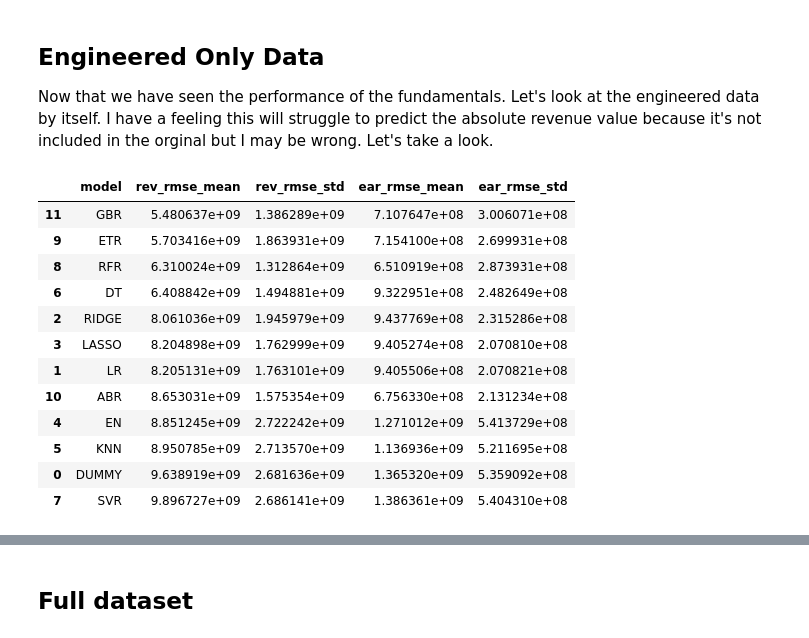
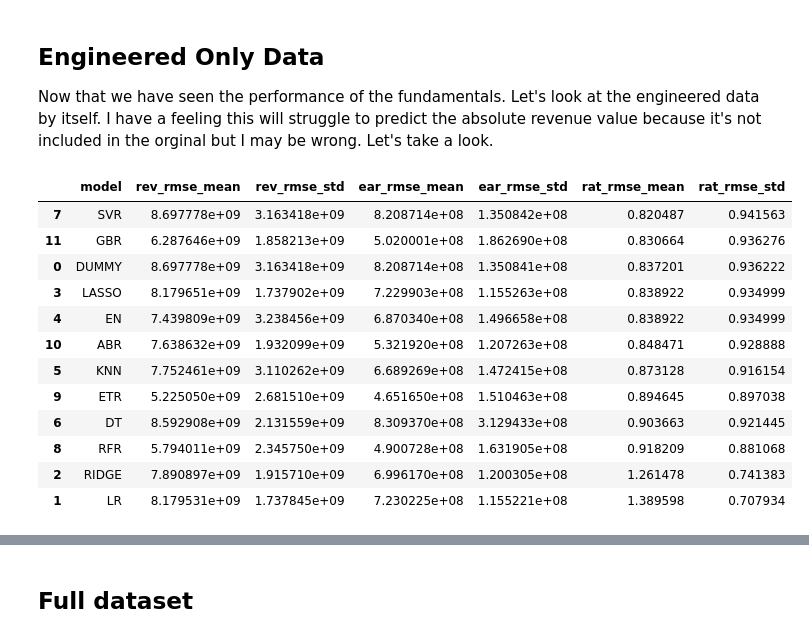
Before and after one commit to tmacpherson6/machine_learning_in_fundamental_valuations, a Jupyter notebook: Notebooks/Thomas/9 - Baseline Supervised Learning Models.ipynb, the cells around one changed output, grey strips where cells are left out. Drawn from its saved outputs; the diff is of its cells as text; code cells hidden in the pictures.

```diff
--- a/Notebooks/Thomas/9 - Baseline Supervised Learning Models.ipynb
+++ b/Notebooks/Thomas/9 - Baseline Supervised Learning Models.ipynb
@@ -127,7 +150,10 @@ Now, we can reassing the y1_rev and the y2_ear.
 # %%
 y1_rev = y['Revenue_2025Q2']
 y2_ear = y['NetIncome_2025Q2']
-print(y1_rev.shape,y2_ear.shape)
+y3_rev_rat = (y['Revenue_2025Q2'] - X['Revenue_2025Q1'])/X['Revenue_2025Q1']
+y4_margin =y['NetIncome_2025Q2']/y['Revenue_2025Q2']
 print(y1_rev.isna().sum())
 print(y2_ear.isna().sum())
+print(y3_rev_rat.isna().sum())
+print(y4_margin.isna().sum())
 # %% [output]
@@ -183,6 +210,7 @@ Great, now, we can loop through all of the columns and we will pull out all of t
 raw_columns = []
 engineered_columns = []
 pca_columns = []
+revenue_columns = []
 for column in complete_dataset.columns:
     if ('KPI' not in column) and ('QoQ' not in column) and ('Rate' not in column) and ('PCA' not in column) and ('Cluster' not in column):
         raw_columns.append(column)
@@ -193,9 +221,13 @@ for column in complete_dataset.columns:
         continue
     else:
         pca_columns.append(column)
+for column in complete_dataset.columns:
+    if ('Revenue' in column) and ('CostOf' not in column):
+        revenue_columns.append(column)
 print(f'Raw Columns: {len(raw_columns)}')
 print(f'Engineered Columns: {len(engineered_columns)}')
 print(f'PCA Columns {len(pca_columns)}')
+print(f'Revenue Columns {len(revenue_columns)}')
 # %% [output]
 Raw Columns: 102
 Engineered Columns: 179
@@ -223,10 +269,12 @@ eng_data = complete_dataset[engineered_columns]
 tot_data = complete_dataset.copy()
 #kpi_data = place holder for the KPI data
 pca_data = complete_dataset[pca_columns]
+rev_data = complete_dataset[revenue_columns + add_back]
 
 print(f'Full Dataset Shape: {tot_data.shape}')
 print(f'Raw Data Shape: {raw_data.shape}')
 print(f'Engineered Data Shape: {eng_data.shape}')
 #print(f'KPI Data shape: {kpi_data.shape}')
 print(f'PCA reduced Data Shape: {pca_data.shape}')
+print(f'Rev reduced Data Shape: {rev_data.shape}')
 # %% [output]
@@ -252,7 +401,7 @@ num_cols = [c for c in X_raw.columns if c not in cat_cols]
 
 # models (set seeds where applicable)
 models = [
-    ('DUMMY', DummyRegressor(strategy='mean')),
+    ('DUMMY', DummyRegressor(strategy='median')),
     ('LR', LinearRegression()),
     ('RIDGE', Ridge()),
     ('LASSO', Lasso()),
@@ -279,15 +428,19 @@ preproc = ColumnTransformer([
 cv = KFold(n_splits=5, shuffle = True, random_state=random_state)
 scorer = 'neg_root_mean_squared_error'  # RMSE as negative; flip sign after
 
-names, kfold_results_rev, kfold_results_ear = [], [], []
+names, kfold_results_rev, kfold_results_ear, kfold_results_rat, kfold_results_marg= [], [], [], [], []
 
 for name, model in models:
     pipe = Pipeline([('prep', preproc), ('model', model)])
     rmse_rev = -cross_val_score(pipe, X_raw, y1_rev, cv=cv, scoring=scorer, n_jobs=-1)
     rmse_ear = -cross_val_score(pipe, X_raw, y2_ear, cv=cv, scoring=scorer, n_jobs=-1)
+    rmse_rat = -cross_val_score(pipe, X_raw, y3_rev_rat, cv=cv, scoring=scorer, n_jobs=-1)
+    rmse_marg = -cross_val_score(pipe, X_raw, y4_margin, cv=cv, scoring=scorer, n_jobs=-1)
     names.append(name)
     kfold_results_rev.append(rmse_rev)
     kfold_results_ear.append(rmse_ear)
+    kfold_results_rat.append(rmse_rat)
+    kfold_results_marg.append(rmse_marg)
 
 # optional: summary
 summary = pd.DataFrame({
@@ -296,6 +449,8 @@ summary = pd.DataFrame({
     'rev_rmse_std':  [r.std()  for r in kfold_results_rev],
     'ear_rmse_mean': [r.mean() for r in kfold_results_ear],
     'ear_rmse_std':  [r.std()  for r in kfold_results_ear],
-}).sort_values('rev_rmse_mean')
+    'rat_rmse_mean': [r.mean() for r in kfold_results_rat],
+    'rat_rmse_std': [r.std() for r in kfold_results_rat],
+}).sort_values('rat_rmse_mean')
 summary
 # %% [output]
@@ -376,7 +565,7 @@ num_cols = [c for c in X_eng.columns if c not in cat_cols]
 
 # models (set seeds where applicable)
 models = [
-    ('DUMMY', DummyRegressor(strategy='mean')),
+    ('DUMMY', DummyRegressor(strategy='median')),
     ('LR', LinearRegression()),
     ('RIDGE', Ridge()),
     ('LASSO', Lasso()),
@@ -394,48 +583,54 @@ models = [
 preproc = ColumnTransformer([
     ('num', Pipeline([
         ('scale', scaler)
     ]), num_cols),
     ('cat', Pipeline([
         ('ohe', OneHotEncoder(handle_unknown='ignore'))
     ]), cat_cols),
 ])
 
 cv = KFold(n_splits=5, shuffle = True, random_state=random_state)
 scorer = 'neg_root_mean_squared_error'  # RMSE as negative; flip sign after
 
-names, kfold_results_rev, kfold_results_ear = [], [], []
+names, kfold_results_rev, kfold_results_ear, kfold_results_rat, kfold_results_marg= [], [], [], [], []
 
 for name, model in models:
     pipe = Pipeline([('prep', preproc), ('model', model)])
     rmse_rev = -cross_val_score(pipe, X_eng, y1_rev, cv=cv, scoring=scorer, n_jobs=-1)
     rmse_ear = -cross_val_score(pipe, X_eng, y2_ear, cv=cv, scoring=scorer, n_jobs=-1)
+    rmse_rat = -cross_val_score(pipe, X_eng, y3_rev_rat, cv=cv, scoring=scorer, n_jobs=-1)
+    rmse_marg = -cross_val_score(pipe, X_eng, y4_margin, cv=cv, scoring=scorer, n_jobs=-1)
     names.append(name)
     kfold_results_rev.append(rmse_rev)
     kfold_results_ear.append(rmse_ear)
+    kfold_results_rat.append(rmse_rat)
+    kfold_results_marg.append(rmse_marg)
 
 # optional: summary
 summary = pd.DataFrame({
     'model': names,
     'rev_rmse_mean': [r.mean() for r in kfold_results_rev],
     'rev_rmse_std':  [r.std()  for r in kfold_results_rev],
     'ear_rmse_mean': [r.mean() for r in kfold_results_ear],
     'ear_rmse_std':  [r.std()  for r in kfold_results_ear],
-}).sort_values('rev_rmse_mean')
+    'rat_rmse_mean': [r.mean() for r in kfold_results_rat],
+    'rat_rmse_std': [r.std() for r in kfold_results_rat],
+}).sort_values('rat_rmse_mean')
 summary
 # %% [output]
-|  | model | rev_rmse_mean | rev_rmse_std | ear_rmse_mean | ear_rmse_std |
-| 11 | GBR | 5.480637e+09 | 1.386289e+09 | 7.107647e+08 | 3.006071e+08 |
-| 9 | ETR | 5.703416e+09 | 1.863931e+09 | 7.154100e+08 | 2.699931e+08 |
-| 8 | RFR | 6.310024e+09 | 1.312864e+09 | 6.510919e+08 | 2.873931e+08 |
-| 6 | DT | 6.408842e+09 | 1.494881e+09 | 9.322951e+08 | 2.482649e+08 |
-| 2 | RIDGE | 8.061036e+09 | 1.945979e+09 | 9.437769e+08 | 2.315286e+08 |
-| 3 | LASSO | 8.204898e+09 | 1.762999e+09 | 9.405274e+08 | 2.070810e+08 |
-| 1 | LR | 8.205131e+09 | 1.763101e+09 | 9.405506e+08 | 2.070821e+08 |
-| 10 | ABR | 8.653031e+09 | 1.575354e+09 | 6.756330e+08 | 2.131234e+08 |
-| 4 | EN | 8.851245e+09 | 2.722242e+09 | 1.271012e+09 | 5.413729e+08 |
-| 5 | KNN | 8.950785e+09 | 2.713570e+09 | 1.136936e+09 | 5.211695e+08 |
-| 0 | DUMMY | 9.638919e+09 | 2.681636e+09 | 1.365320e+09 | 5.359092e+08 |
-| 7 | SVR | 9.896727e+09 | 2.686141e+09 | 1.386361e+09 | 5.404310e+08 |
+|  | model | rev_rmse_mean | rev_rmse_std | ear_rmse_mean | ear_rmse_std | rat_rmse_mean | rat_rmse_std |
+| 7 | SVR | 8.697778e+09 | 3.163418e+09 | 8.208714e+08 | 1.350842e+08 | 0.820487 | 0.941563 |
+| 11 | GBR | 6.287646e+09 | 1.858213e+09 | 5.020001e+08 | 1.862690e+08 | 0.830664 | 0.936276 |
+| 0 | DUMMY | 8.697778e+09 | 3.163418e+09 | 8.208714e+08 | 1.350841e+08 | 0.837201 | 0.936222 |
+| 3 | LASSO | 8.179651e+09 | 1.737902e+09 | 7.229903e+08 | 1.155263e+08 | 0.838922 | 0.934999 |
+| 4 | EN | 7.439809e+09 | 3.238456e+09 | 6.870340e+08 | 1.496658e+08 | 0.838922 | 0.934999 |
+| 10 | ABR | 7.638632e+09 | 1.932099e+09 | 5.321920e+08 | 1.207263e+08 | 0.848471 | 0.928888 |
+| 5 | KNN | 7.752461e+09 | 3.110262e+09 | 6.689269e+08 | 1.472415e+08 | 0.873128 | 0.916154 |
+| 9 | ETR | 5.225050e+09 | 2.681510e+09 | 4.651650e+08 | 1.510463e+08 | 0.894645 | 0.897038 |
+| 6 | DT | 8.592908e+09 | 2.131559e+09 | 8.309370e+08 | 3.129433e+08 | 0.903663 | 0.921445 |
+| 8 | RFR | 5.794011e+09 | 2.345750e+09 | 4.900728e+08 | 1.631905e+08 | 0.918209 | 0.881068 |
+| 2 | RIDGE | 7.890897e+09 | 1.915710e+09 | 6.996170e+08 | 1.200305e+08 | 1.261478 | 0.741383 |
+| 1 | LR | 8.179531e+09 | 1.737845e+09 | 7.230225e+08 | 1.155221e+08 | 1.389598 | 0.707934 |
 # %%
 # Let's try a better looking chart in altair
 df_rev = pd.DataFrame({
```
Also changed, not shown: parts of 29 cells of this notebook.
